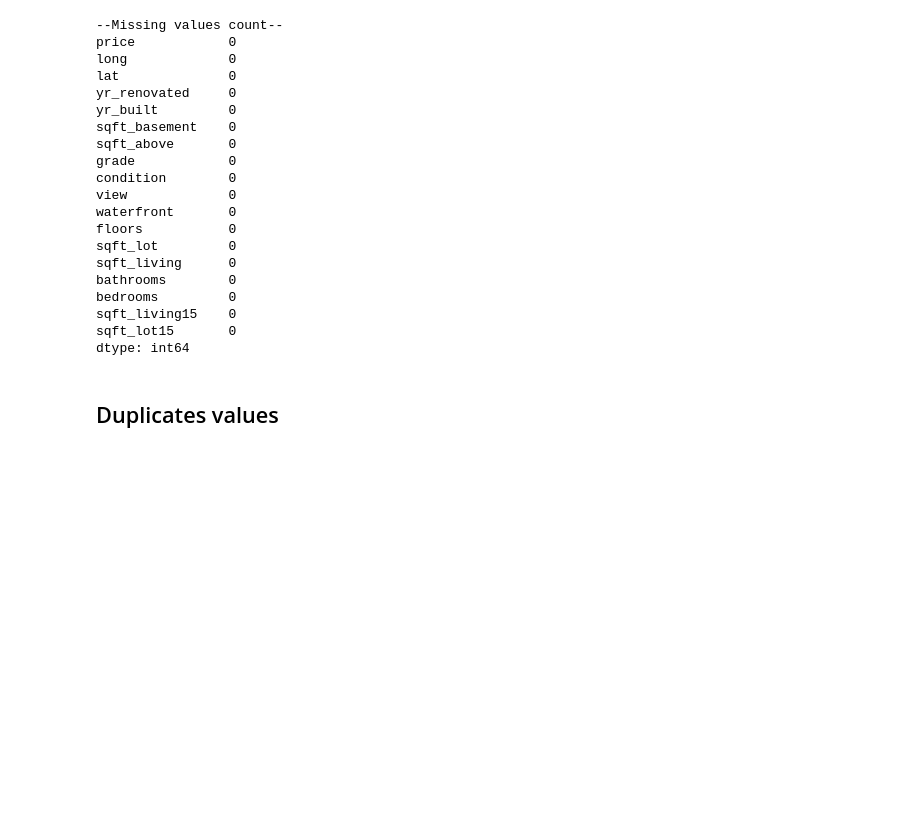
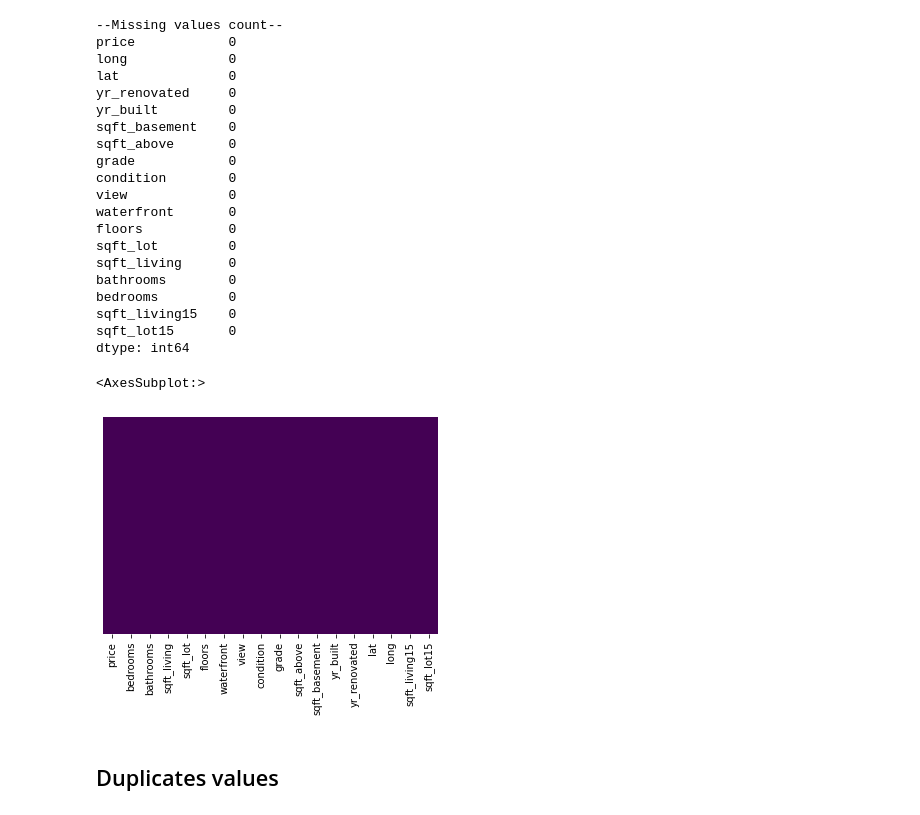
Before and after one commit to Nicola-Ibrahim/House-price-prediction, a Jupyter notebook: House pricing prediction.ipynb, the cells around one changed output. Cells and saved outputs as stored; diff of their text form; code cells hidden in the pictures; blank space fills up the shorter version.

```diff
--- a/House pricing prediction.ipynb
+++ b/House pricing prediction.ipynb
@@ -145,6 +134,11 @@ bedrooms         0
 sqft_living15    0
 sqft_lot15       0
 dtype: int64
+# %%
+sns.heatmap(df_train.isnull(), yticklabels=False, cbar=False, cmap='viridis')
+# %% [output]
+<AxesSubplot:>
+[figure, added]
 # %% [markdown]
 ## Duplicates values
 # %%
```
Also changed, not shown: parts of 67 cells of this notebook.
